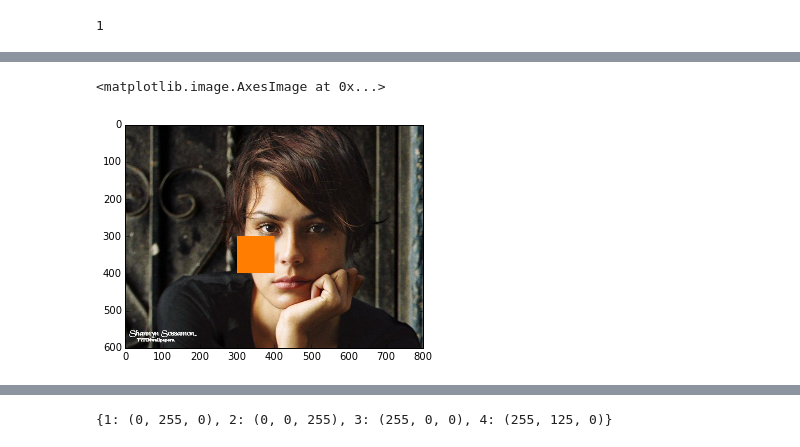
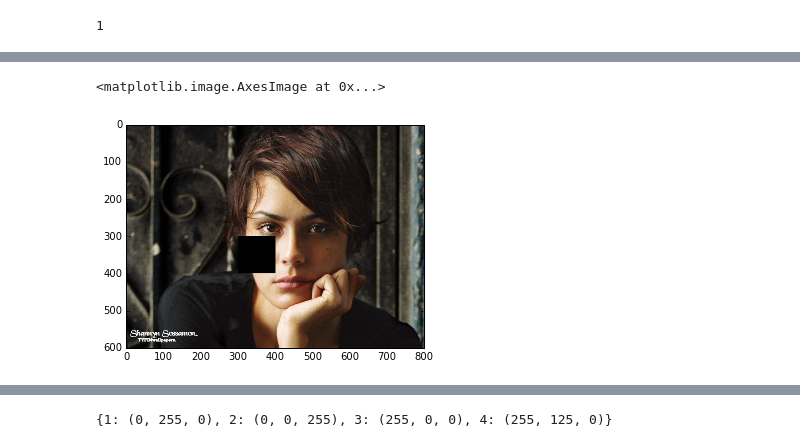
Before and after one commit to anich003/opencv_practice, a Jupyter notebook: scratchpad.ipynb, the cells around one changed output, grey strips where cells are left out. Cells and saved outputs as stored; diff of their text form; code cells hidden in the pictures.

Commit message:
Added ability to erase labels and change brush size

```diff
--- a/scratchpad.ipynb
+++ b/scratchpad.ipynb
@@ -22,6 +22,8 @@ label_colors = {
     3:(255,0,0),
     4:(255,125,0)
 }
+
+erase_color = (1,1,1)
 # %%
 s = set(((2,3,False),(2,3,True)))
 s.add((2,3,True))
@@ -128,12 +108,12 @@ plt.imshow(cv2_img)
 # %%
 cpy = img.copy()
 
 # cpy[150:200,350:400]  = label_colors[1]
 # cpy[100:200,100:125]  = label_colors[2]
 # cpy[450:500,200:300]  = label_colors[3]
-cpy[300:400,300:400]  = label_colors[4]
+cpy[300:400,300:400]  = erase_color
 
 plt.imshow(cpy)
 # %% [output]
 <matplotlib.image.AxesImage at 0x...>
-[figure, old version]
+[figure, new version]
```
Also changed, not shown: parts of 11 cells of this notebook, 2 other files.
